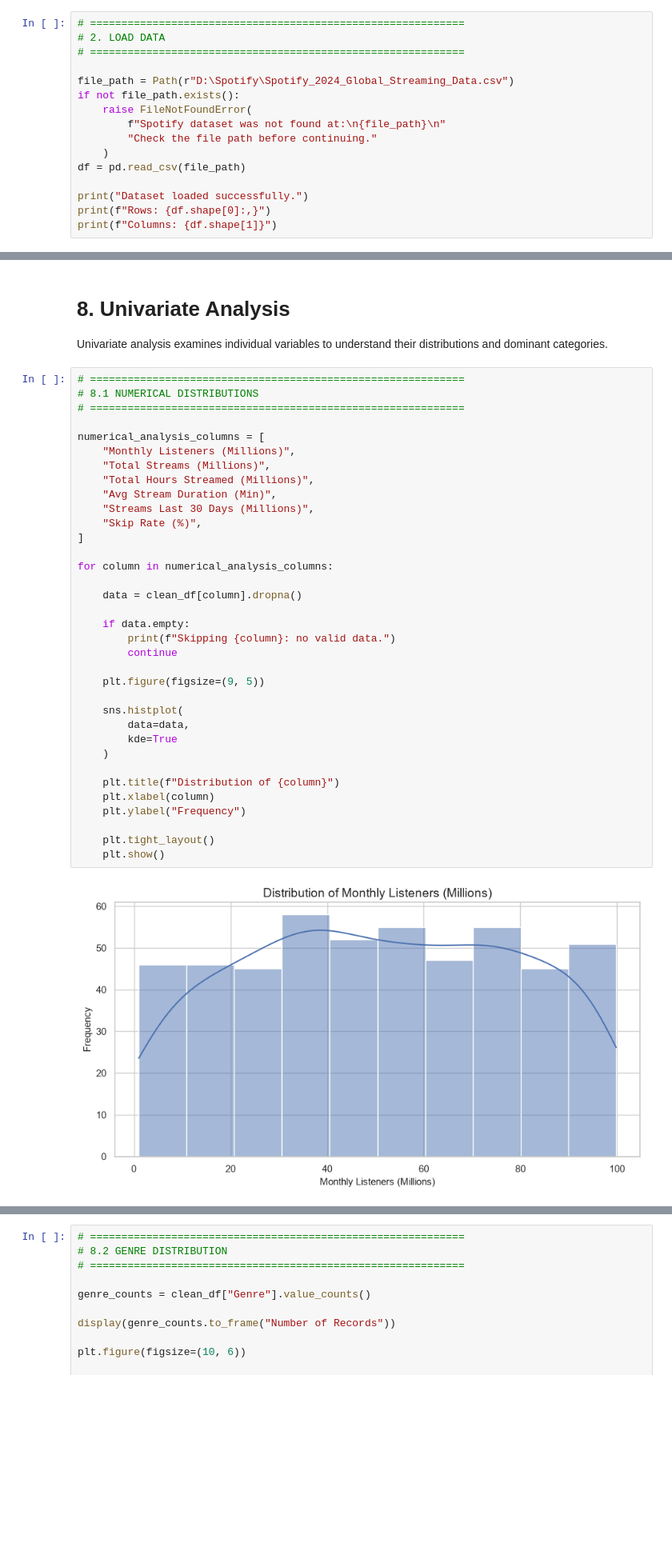
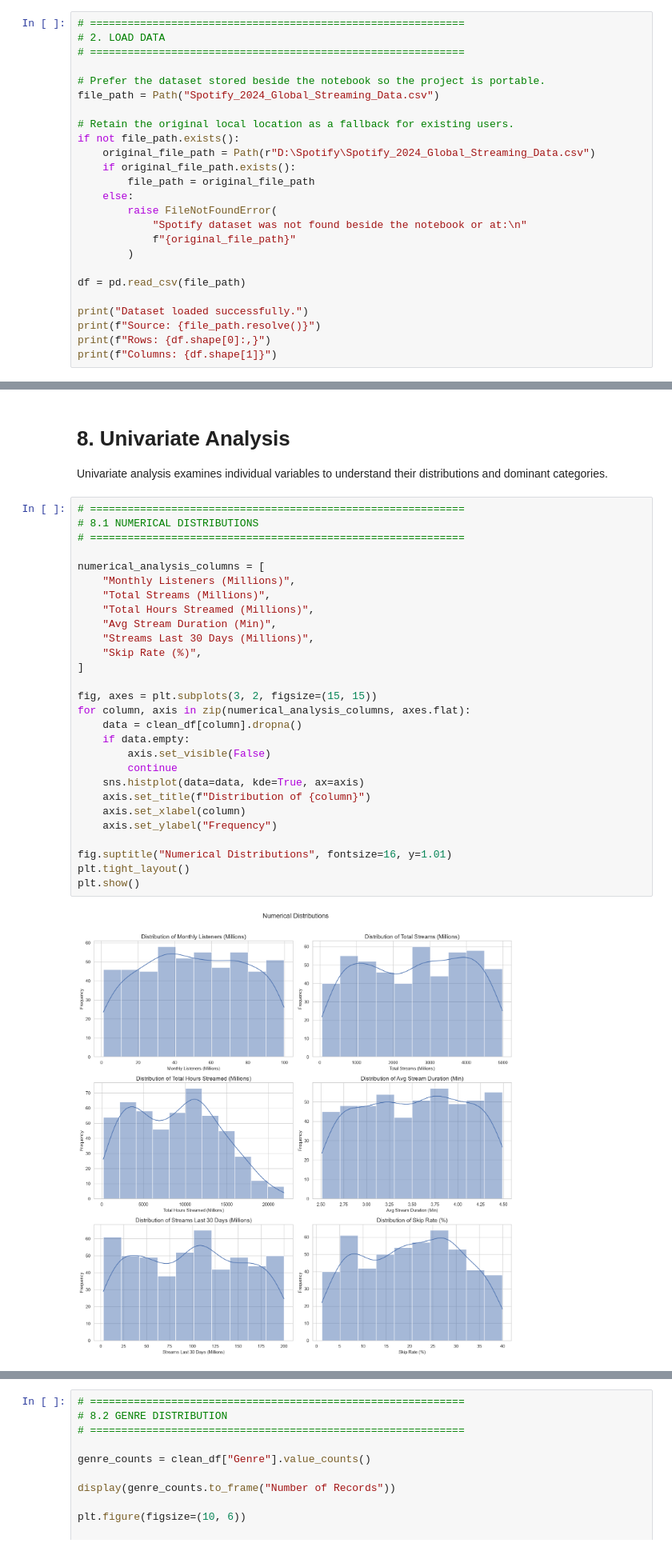
Before and after one commit to mightyalok00/spotify-listener-statistics-eda, a Jupyter notebook: Spotify.ipynb, the cells around one changed output, grey strips where cells are left out. Shown at 80% size. Cells and saved outputs as stored; diff of their text form; blank space fills up the shorter version.

Commit message:
Complete Spotify listener analysis

```diff
--- a/Spotify.ipynb
+++ b/Spotify.ipynb
@@ -67,15 +67,24 @@ A file-existence check is included so the notebook fails with a clear message in
 # 2. LOAD DATA
 # ============================================================
 
-file_path = Path(r"D:\Spotify\Spotify_2024_Global_Streaming_Data.csv")
+# Prefer the dataset stored beside the notebook so the project is portable.
+file_path = Path("Spotify_2024_Global_Streaming_Data.csv")
+
+# Retain the original local location as a fallback for existing users.
 if not file_path.exists():
-    raise FileNotFoundError(
-        f"Spotify dataset was not found at:\n{file_path}\n"
-        "Check the file path before continuing."
-    )
+    original_file_path = Path(r"D:\Spotify\Spotify_2024_Global_Streaming_Data.csv")
+    if original_file_path.exists():
+        file_path = original_file_path
+    else:
+        raise FileNotFoundError(
+            "Spotify dataset was not found beside the notebook or at:\n"
+            f"{original_file_path}"
+        )
+
 df = pd.read_csv(file_path)
 
 print("Dataset loaded successfully.")
+print(f"Source: {file_path.resolve()}")
 print(f"Rows: {df.shape[0]:,}")
 print(f"Columns: {df.shape[1]}")
 # %% [output]
@@ -470,37 +540,30 @@ Univariate analysis examines individual variables to understand their distributi
 # %%
 # ============================================================
 # 8.1 NUMERICAL DISTRIBUTIONS
 # ============================================================
 
 numerical_analysis_columns = [
     "Monthly Listeners (Millions)",
     "Total Streams (Millions)",
     "Total Hours Streamed (Millions)",
     "Avg Stream Duration (Min)",
     "Streams Last 30 Days (Millions)",
     "Skip Rate (%)",
 ]
 
-for column in numerical_analysis_columns:
+fig, axes = plt.subplots(3, 2, figsize=(15, 15))
+for column, axis in zip(numerical_analysis_columns, axes.flat):
+    data = clean_df[column].dropna()
+    if data.empty:
+        axis.set_visible(False)
+        continue
+    sns.histplot(data=data, kde=True, ax=axis)
+    axis.set_title(f"Distribution of {column}")
+    axis.set_xlabel(column)
+    axis.set_ylabel("Frequency")
 
-    data = clean_df[column].dropna()
-
-    if data.empty:
-        print(f"Skipping {column}: no valid data.")
-        continue
-
-    plt.figure(figsize=(9, 5))
-
-    sns.histplot(
-        data=data,
-        kde=True
-    )
-
-    plt.title(f"Distribution of {column}")
-    plt.xlabel(column)
-    plt.ylabel("Frequency")
-
-    plt.tight_layout()
-    plt.show()
+fig.suptitle("Numerical Distributions", fontsize=16, y=1.01)
+plt.tight_layout()
+plt.show()
 # %% [output]
-[figure, old version]
+[figure, new version]
```
Also changed, not shown: parts of 14 cells of this notebook, 1 other file.
